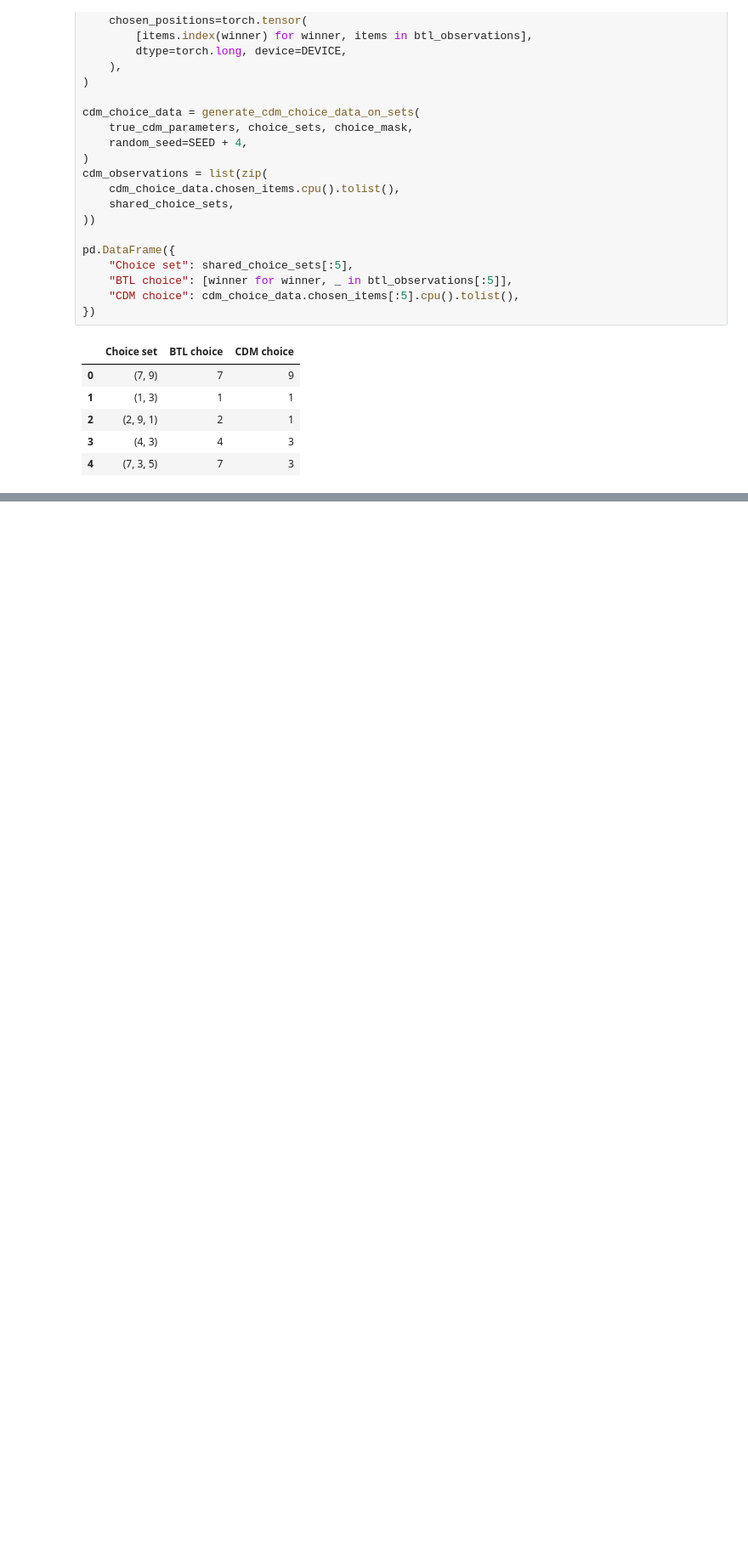
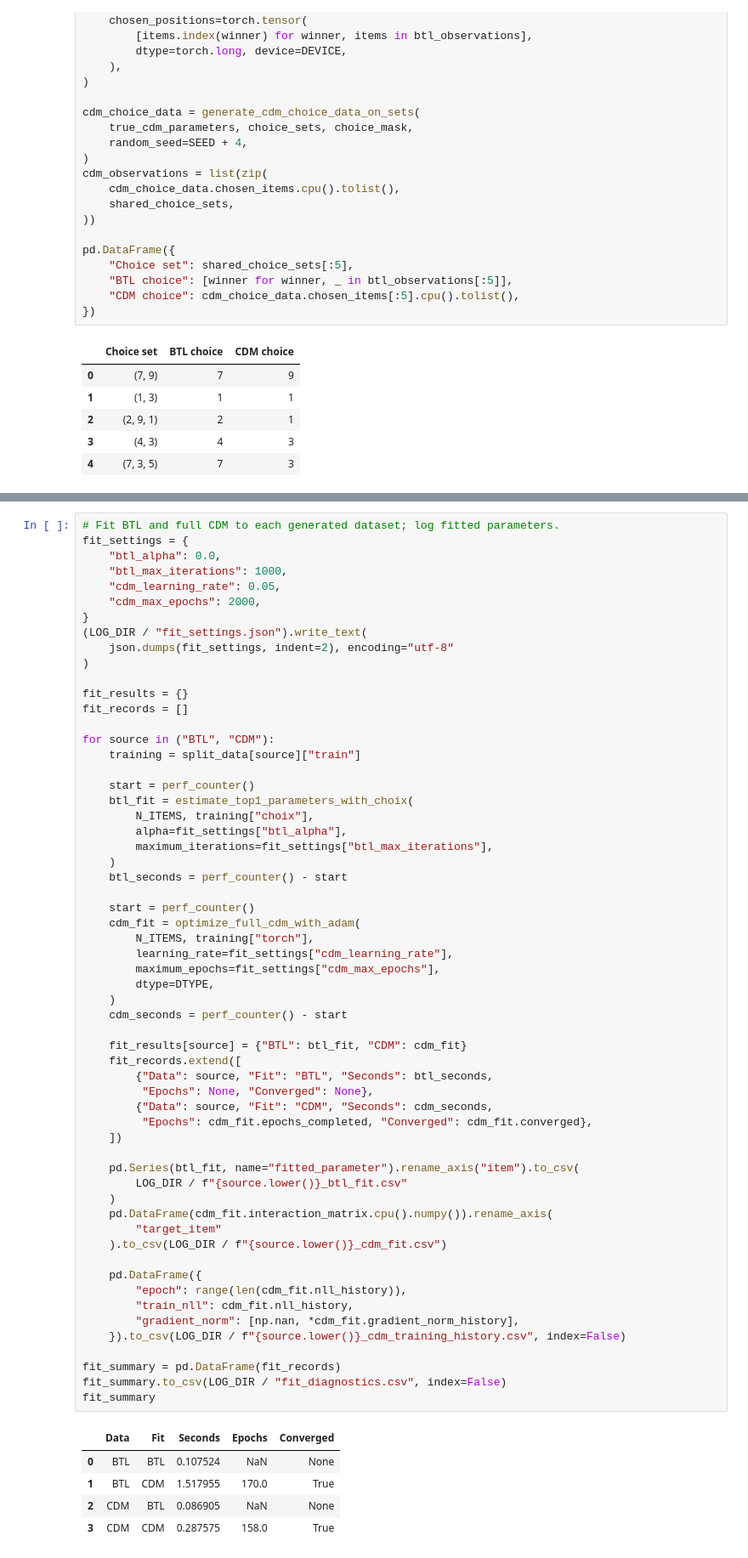
Before and after one commit to rbhdsks/Learning-from-Comparison-Data-Master-Thesis-Project-, a Jupyter notebook: notebooks/experiments/Context_Dependent_Model/04-Unifiednotebook.ipynb, the cells around one changed output, grey strips where cells are left out. Shown at 85% size. Drawn from its saved outputs; the diff is of its cells as text; blank space fills up the shorter version.

```diff
--- a/notebooks/experiments/Context_Dependent_Model/04-Unifiednotebook.ipynb
+++ b/notebooks/experiments/Context_Dependent_Model/04-Unifiednotebook.ipynb
@@ -252,0 +301,65 @@ pd.DataFrame({
+# %%
+# Fit BTL and full CDM to each generated dataset; log fitted parameters.
+fit_settings = {
+    "btl_alpha": 0.0,
+    "btl_max_iterations": 1000,
+    "cdm_learning_rate": 0.05,
+    "cdm_max_epochs": 2000,
+}
+(LOG_DIR / "fit_settings.json").write_text(
+    json.dumps(fit_settings, indent=2), encoding="utf-8"
+)
+
+fit_results = {}
+fit_records = []
+
+for source in ("BTL", "CDM"):
+    training = split_data[source]["train"]
+
+    start = perf_counter()
+    btl_fit = estimate_top1_parameters_with_choix(
+        N_ITEMS, training["choix"],
+        alpha=fit_settings["btl_alpha"],
+        maximum_iterations=fit_settings["btl_max_iterations"],
+    )
+    btl_seconds = perf_counter() - start
+
+    start = perf_counter()
+    cdm_fit = optimize_full_cdm_with_adam(
+        N_ITEMS, training["torch"],
+        learning_rate=fit_settings["cdm_learning_rate"],
+        maximum_epochs=fit_settings["cdm_max_epochs"],
+        dtype=DTYPE,
+    )
+    cdm_seconds = perf_counter() - start
+
+    fit_results[source] = {"BTL": btl_fit, "CDM": cdm_fit}
+    fit_records.extend([
+        {"Data": source, "Fit": "BTL", "Seconds": btl_seconds,
+         "Epochs": None, "Converged": None},
+        {"Data": source, "Fit": "CDM", "Seconds": cdm_seconds,
+         "Epochs": cdm_fit.epochs_completed, "Converged": cdm_fit.converged},
+    ])
+
+    pd.Series(btl_fit, name="fitted_parameter").rename_axis("item").to_csv(
+        LOG_DIR / f"{source.lower()}_btl_fit.csv"
+    )
+    pd.DataFrame(cdm_fit.interaction_matrix.cpu().numpy()).rename_axis(
+        "target_item"
+    ).to_csv(LOG_DIR / f"{source.lower()}_cdm_fit.csv")
+
+    pd.DataFrame({
+        "epoch": range(len(cdm_fit.nll_history)),
+        "train_nll": cdm_fit.nll_history,
+        "gradient_norm": [np.nan, *cdm_fit.gradient_norm_history],
+    }).to_csv(LOG_DIR / f"{source.lower()}_cdm_training_history.csv", index=False)
+
+fit_summary = pd.DataFrame(fit_records)
+fit_summary.to_csv(LOG_DIR / "fit_diagnostics.csv", index=False)
+fit_summary
+# %% [output]
+|  | Data | Fit | Seconds | Epochs | Converged |
+| 0 | BTL | BTL | 0.107524 | NaN | None |
+| 1 | BTL | CDM | 1.517955 | 170.0 | True |
+| 2 | CDM | BTL | 0.086905 | NaN | None |
+| 3 | CDM | CDM | 0.287575 | 158.0 | True |
```
Also changed, not shown: parts of 11 cells of this notebook.
